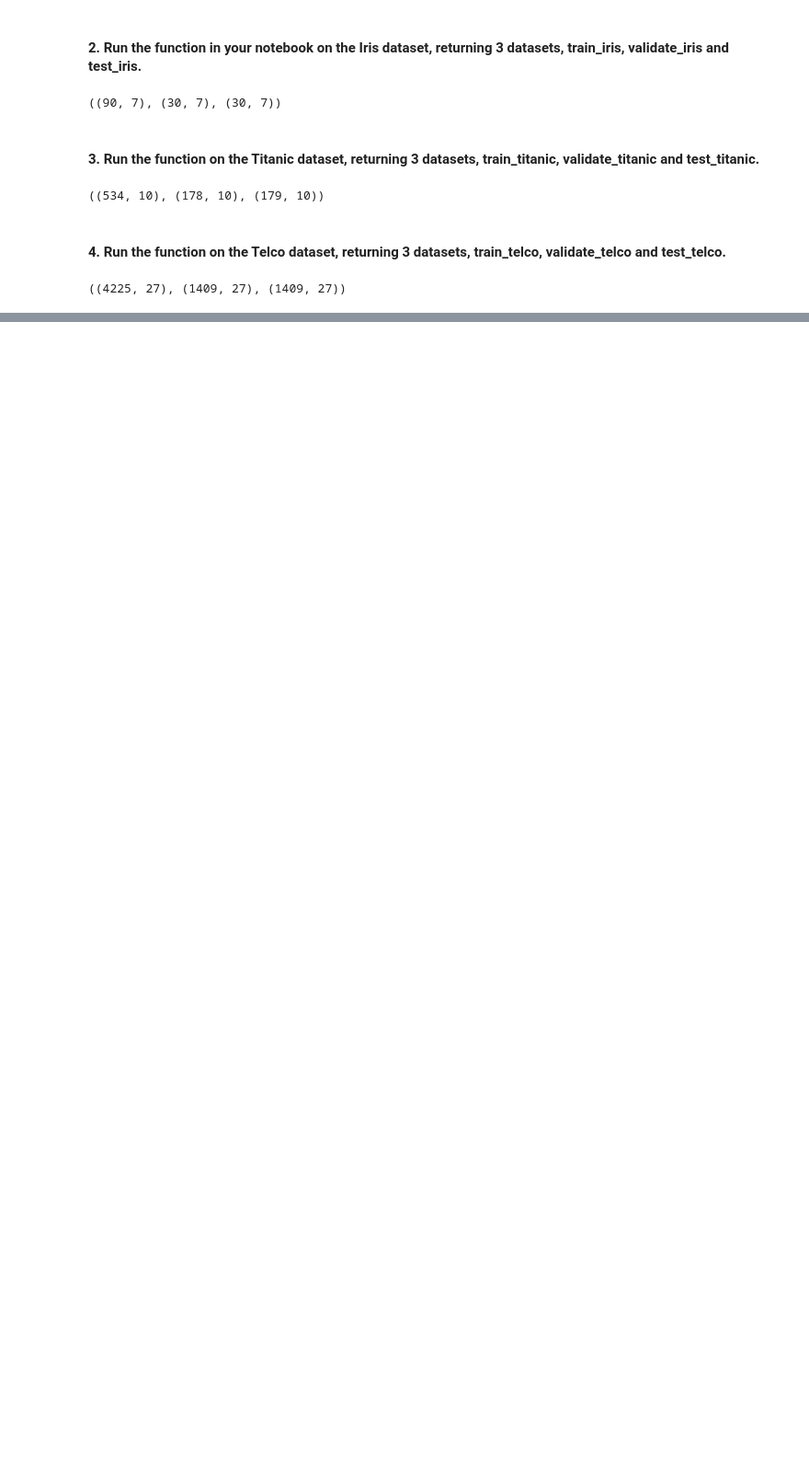
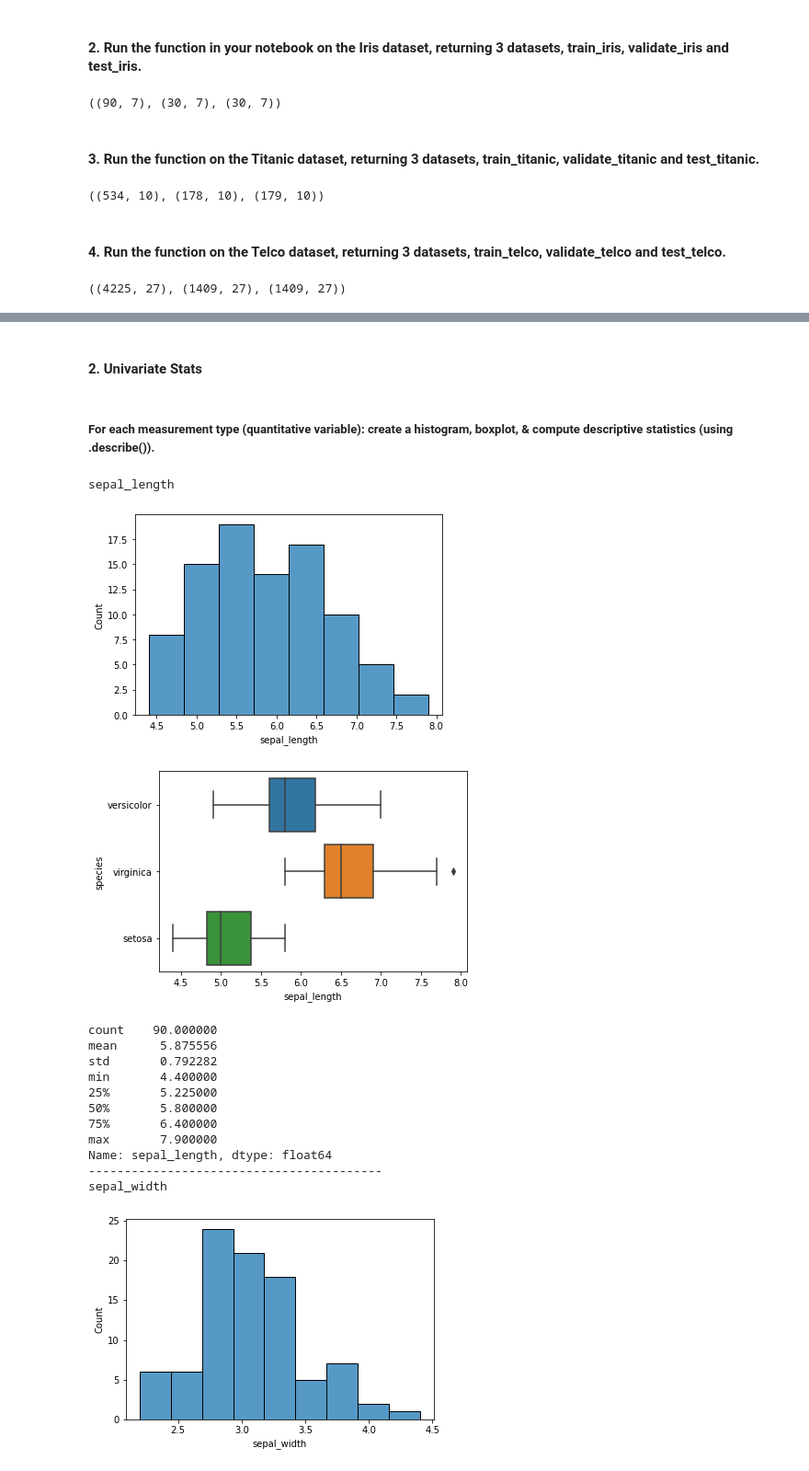
Before and after one commit to morgancross2/classification-exercises, a Jupyter notebook: classification_exercises.ipynb, the cells around one changed output, grey strips where cells are left out. Shown at 92% size. Cells and saved outputs as stored; diff of their text form; code cells hidden in the pictures; blank space fills up the shorter version.

```diff
--- a/classification_exercises.ipynb
+++ b/classification_exercises.ipynb
@@ -595,0 +605,4 @@ train_telco.shape, validate_telco.shape, test_telco.shape
+# %%
+iris = acquire.get_iris_data()
+iris = prepare.prep_iris(iris)
+iris.head()
@@ -595,0 +616,6 @@ train_telco.shape, validate_telco.shape, test_telco.shape
+# %%
+train, val, test = prepare.split_data(iris, 'species')
+# train = train.drop(columns='species')
+# val = val.drop(columns='species')
+# test = test.drop(columns='species')
+train.shape, val.shape, test.shape
@@ -595,0 +633,32 @@ train_telco.shape, validate_telco.shape, test_telco.shape
+# %%
+cats = ['species']
+nums = ['sepal_length', 'sepal_width', 'petal_length', 'petal_width']
+# %% [markdown]
+#### 2. Univariate Stats
+# %% [markdown]
+##### For each measurement type (quantitative variable): create a histogram, boxplot, & compute descriptive statistics (using .describe()).
+# %%
+for col in nums:
+    print(col)
+    sns.histplot(data=train, x=col)
+    plt.show()
+    sns.boxplot(data=train, x=col, y='species')
+    plt.show()
+    print(train[col].describe())
+    print('-----------------------------------------')
+# %% [output]
+sepal_length
+[figure, added]
+[figure, added]
+count    90.000000
+mean      5.875556
+std       0.792282
+min       4.400000
+25%       5.225000
+50%       5.800000
+75%       6.400000
+max       7.900000
+Name: sepal_length, dtype: float64
+-----------------------------------------
+sepal_width
+[figure, added]
```
Also changed, not shown: parts of 91 cells of this notebook.
